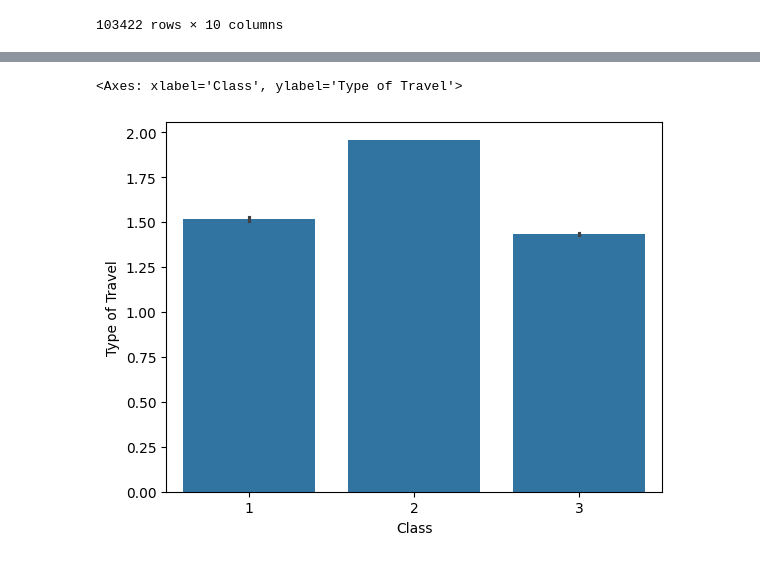
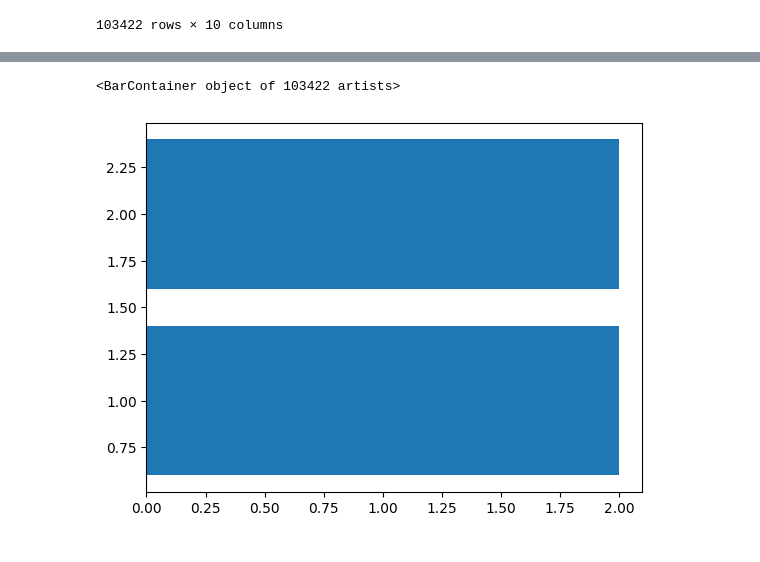
Before and after one commit to Ritika-Gauttam/Summer-2026, a Jupyter notebook: Machine Learning/Project/Customer_Satisfaction/cust_satisfation_prediction.ipynb, the cells around one changed output, grey strips where cells are left out. Saved outputs shown, nothing was run; the diff lists cells and outputs as text; code cells hidden in the pictures.

```diff
--- a/Machine Learning/Project/Customer_Satisfaction/cust_satisfation_prediction.ipynb
+++ b/Machine Learning/Project/Customer_Satisfaction/cust_satisfation_prediction.ipynb
@@ -293,5 +299,7 @@ plt.show()
-# %%
-sns.barplot(x = df['Class'], y = df['Type of Travel'], data = df)
-# %% [output]
-<Axes: xlabel='Class', ylabel='Type of Travel'>
-[figure, removed]
+# %%
+x = df['Type of Travel']
+y = df['satisfaction']
+plt.barh(x,y)
+# %% [output]
+<BarContainer object of 103422 artists>
+[figure, added]
```
Also changed, not shown: parts of 7 cells of this notebook, 5 other files.
